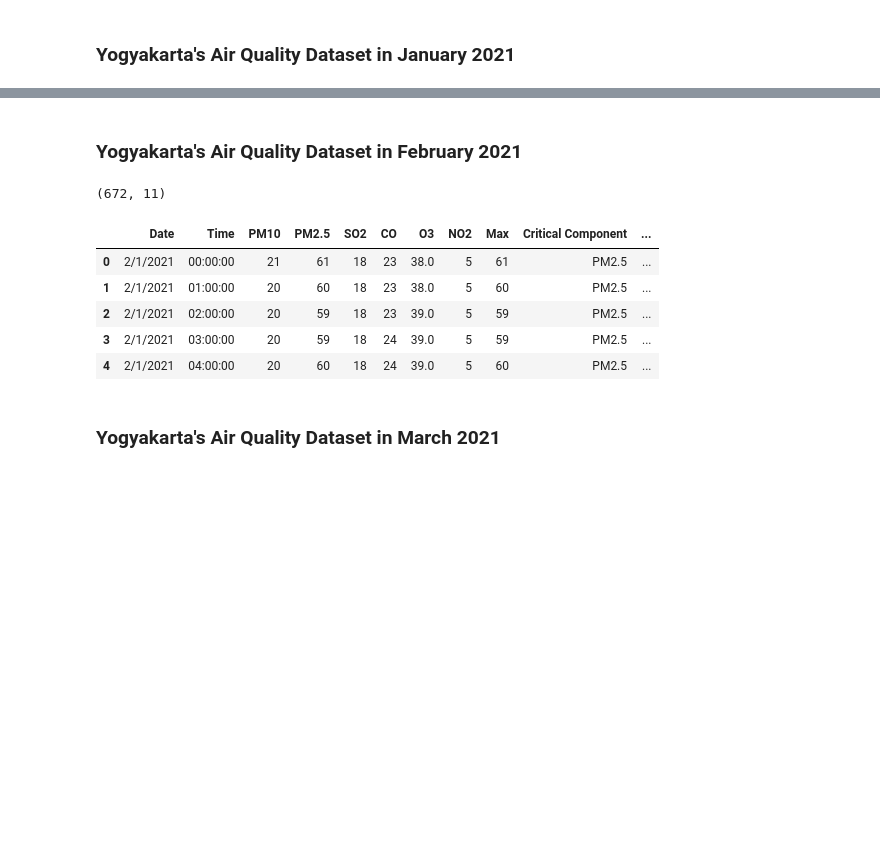
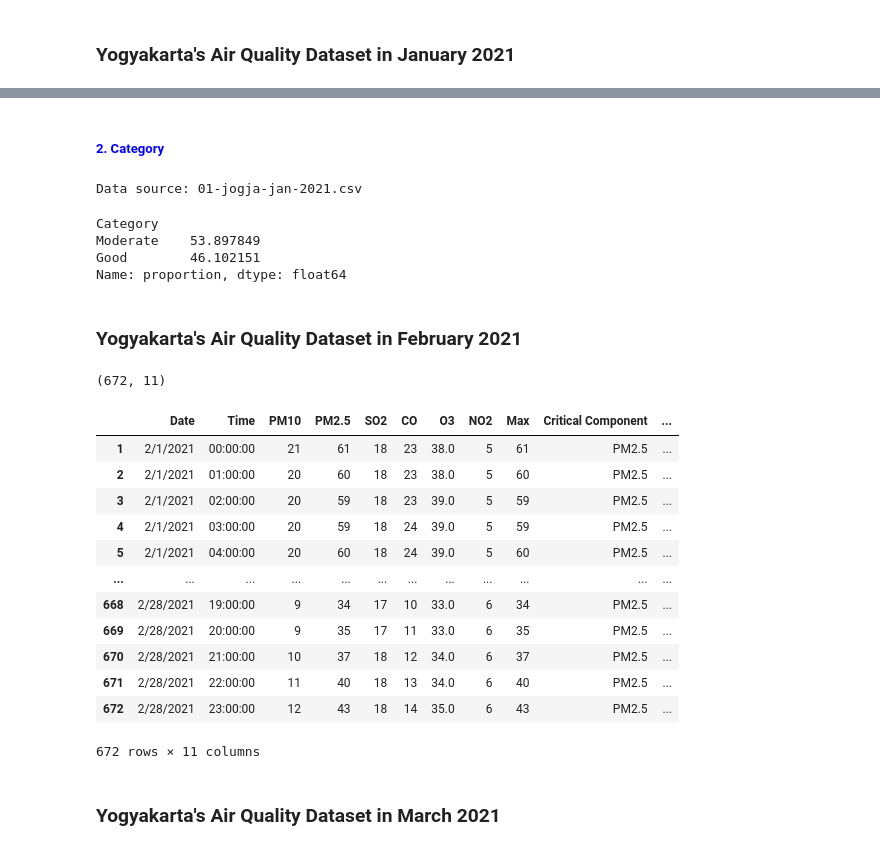
Before and after one commit to dapinn-yy/STATISTIKA-EDA, a Jupyter notebook: eda_kelompok_12.ipynb, the cells around one changed output, grey strips where cells are left out. Saved outputs shown, nothing was run; the diff lists cells and outputs as text; code cells hidden in the pictures; blank space fills up the shorter version.

```diff
--- a/eda_kelompok_12.ipynb
+++ b/eda_kelompok_12.ipynb
@@ -97,19 +205,41 @@ df.describe()
+# %% [markdown]
+##### <span style="color:blue">**2. Category**</span>
+# %%
+filename = "01-jogja-jan-2021.csv"
+df_jan = pd.read_csv(filename)
+print(f"Data source: {filename}")
+df["Category"].value_counts()
+df["Category"].value_counts(normalize=True) * 100
+# %% [output]
+Data source: 01-jogja-jan-2021.csv
+Category
+Moderate    53.897849
+Good        46.102151
+Name: proportion, dtype: float64
 # %% [markdown]
 ### **Yogyakarta's Air Quality Dataset in February 2021**
 # %%
 import pandas as pd
 
 df = pd.read_csv("02-jogja-feb-2021.csv")
 print(df.shape)  # (jumlah baris, jumlah kolom)
-df.head()
+df.index = df.index + 1
+df.head(672)
 # %% [output]
 (672, 11)
 |  | Date | Time | PM10 | PM2.5 | SO2 | CO | O3 | NO2 | Max | Critical Component | ... |
-| 0 | 2/1/2021 | 00:00:00 | 21 | 61 | 18 | 23 | 38.0 | 5 | 61 | PM2.5 | ... |
-| 1 | 2/1/2021 | 01:00:00 | 20 | 60 | 18 | 23 | 38.0 | 5 | 60 | PM2.5 | ... |
-| 2 | 2/1/2021 | 02:00:00 | 20 | 59 | 18 | 23 | 39.0 | 5 | 59 | PM2.5 | ... |
-| 3 | 2/1/2021 | 03:00:00 | 20 | 59 | 18 | 24 | 39.0 | 5 | 59 | PM2.5 | ... |
-| 4 | 2/1/2021 | 04:00:00 | 20 | 60 | 18 | 24 | 39.0 | 5 | 60 | PM2.5 | ... |
+| 1 | 2/1/2021 | 00:00:00 | 21 | 61 | 18 | 23 | 38.0 | 5 | 61 | PM2.5 | ... |
+| 2 | 2/1/2021 | 01:00:00 | 20 | 60 | 18 | 23 | 38.0 | 5 | 60 | PM2.5 | ... |
+| 3 | 2/1/2021 | 02:00:00 | 20 | 59 | 18 | 23 | 39.0 | 5 | 59 | PM2.5 | ... |
+| 4 | 2/1/2021 | 03:00:00 | 20 | 59 | 18 | 24 | 39.0 | 5 | 59 | PM2.5 | ... |
+| 5 | 2/1/2021 | 04:00:00 | 20 | 60 | 18 | 24 | 39.0 | 5 | 60 | PM2.5 | ... |
+| ... | ... | ... | ... | ... | ... | ... | ... | ... | ... | ... | ... |
+| 668 | 2/28/2021 | 19:00:00 | 9 | 34 | 17 | 10 | 33.0 | 6 | 34 | PM2.5 | ... |
+| 669 | 2/28/2021 | 20:00:00 | 9 | 35 | 17 | 11 | 33.0 | 6 | 35 | PM2.5 | ... |
+| 670 | 2/28/2021 | 21:00:00 | 10 | 37 | 18 | 12 | 34.0 | 6 | 37 | PM2.5 | ... |
+| 671 | 2/28/2021 | 22:00:00 | 11 | 40 | 18 | 13 | 34.0 | 6 | 40 | PM2.5 | ... |
+| 672 | 2/28/2021 | 23:00:00 | 12 | 43 | 18 | 14 | 35.0 | 6 | 43 | PM2.5 | ... |
+672 rows × 11 columns
 # %% [markdown]
 ### **Yogyakarta's Air Quality Dataset in March 2021**
 # %%
```
Also changed, not shown: parts of 29 cells of this notebook.
